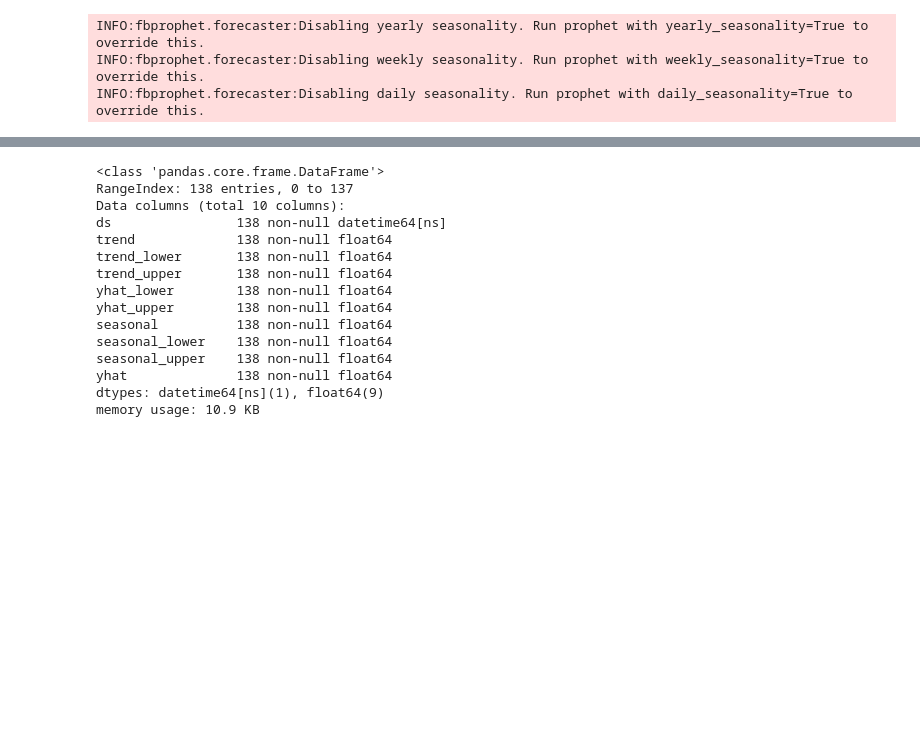
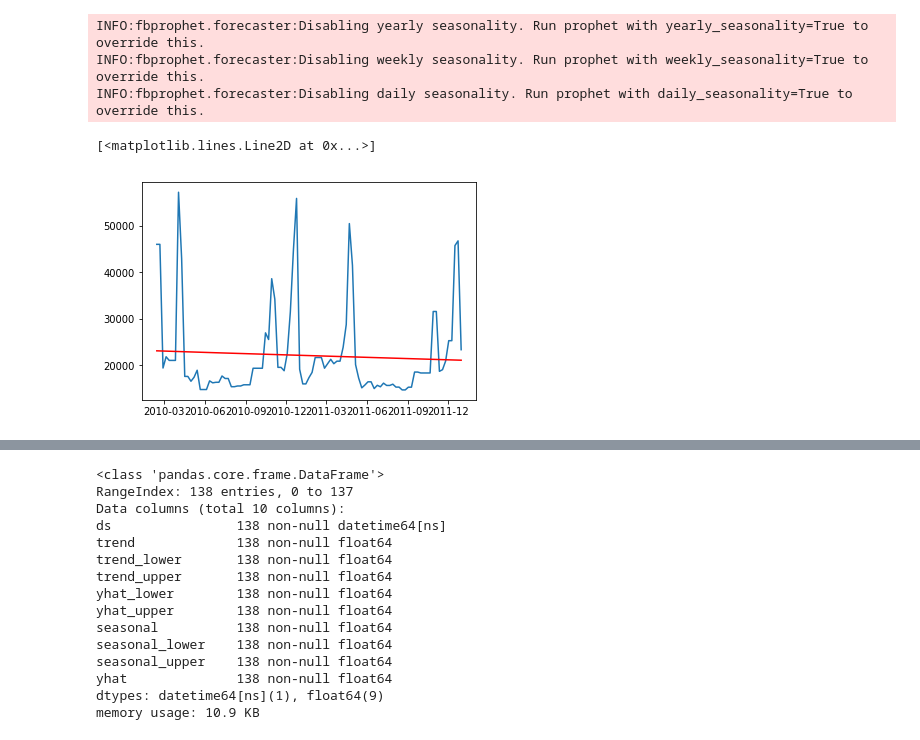
Before and after one commit to ddronamraju/DataScienceTrack, a Jupyter notebook: CapstoneProject 2-Walmart Sales Forecast/Walmart Store Sales Forecasting v3.ipynb, the cells around one changed output, grey strips where cells are left out. Drawn from its saved outputs; the diff is of its cells as text; code cells hidden in the pictures; blank space fills up the shorter version.

```diff
--- a/CapstoneProject 2-Walmart Sales Forecast/Walmart Store Sales Forecasting v3.ipynb
+++ b/CapstoneProject 2-Walmart Sales Forecast/Walmart Store Sales Forecasting v3.ipynb
@@ -489,3 +490,13 @@ fcst = m.predict(future)
 INFO:fbprophet.forecaster:Disabling yearly seasonality. Run prophet with yearly_seasonality=True to override this.
 INFO:fbprophet.forecaster:Disabling weekly seasonality. Run prophet with weekly_seasonality=True to override this.
 INFO:fbprophet.forecaster:Disabling daily seasonality. Run prophet with daily_seasonality=True to override this.
+# %%
+store1_dept1_up_week_sales_train_prophet.set_index('ds',inplace=True)
+plt.plot(store1_dept1_up_week_sales_train_prophet)
+pred_train_prophet=fcst[(fcst['ds']<=pd.datetime(2011,12,31))]
+pred_train_prophet.set_index('ds',inplace=True)
+pred_train_prophet=pred_train_prophet['yhat']
+plt.plot(pred_train_prophet, color='red')
+# %% [output]
+[<matplotlib.lines.Line2D at 0x...>]
+[figure, added]
```
Also changed, not shown: parts of 16 cells of this notebook.
